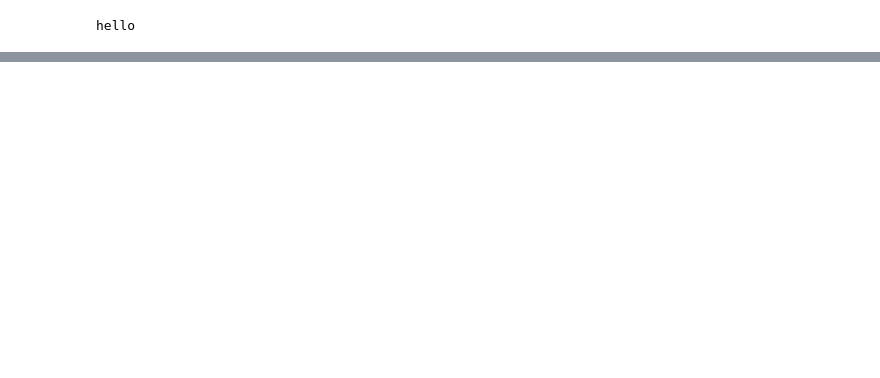
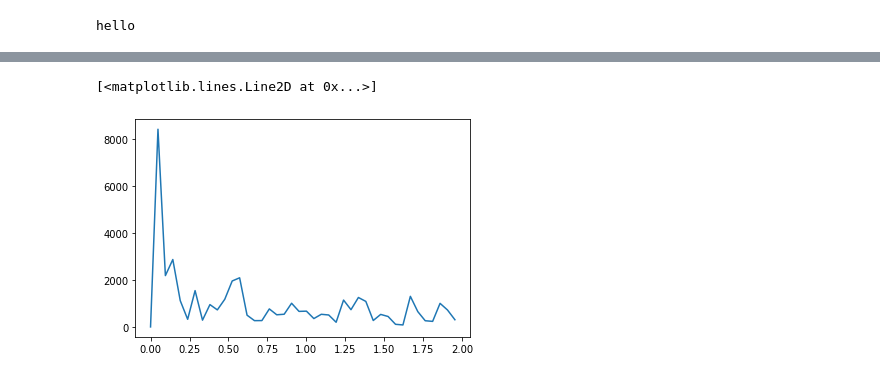
Before and after one commit to timkphd/examples, a Jupyter notebook: pandas/covid.ipynb, the cells around one changed output, grey strips where cells are left out. Saved outputs shown, nothing was run; the diff lists cells and outputs as text; code cells hidden in the pictures; blank space fills up the shorter version.

```diff
--- a/pandas/covid.ipynb
+++ b/pandas/covid.ipynb
@@ -372,0 +396,7 @@ ax.set(ylim=(0, 1000))
+# %%
+f=np.fft.rfft(y-y.mean())
+abs(f)
+plt.plot(np.arange(0,len(abs(f)))/(0.5*len(f)),abs(f))
+# %% [output]
+[<matplotlib.lines.Line2D at 0x...>]
+[figure, added]
```
Also changed, not shown: parts of 44 cells of this notebook, 1 other file.
